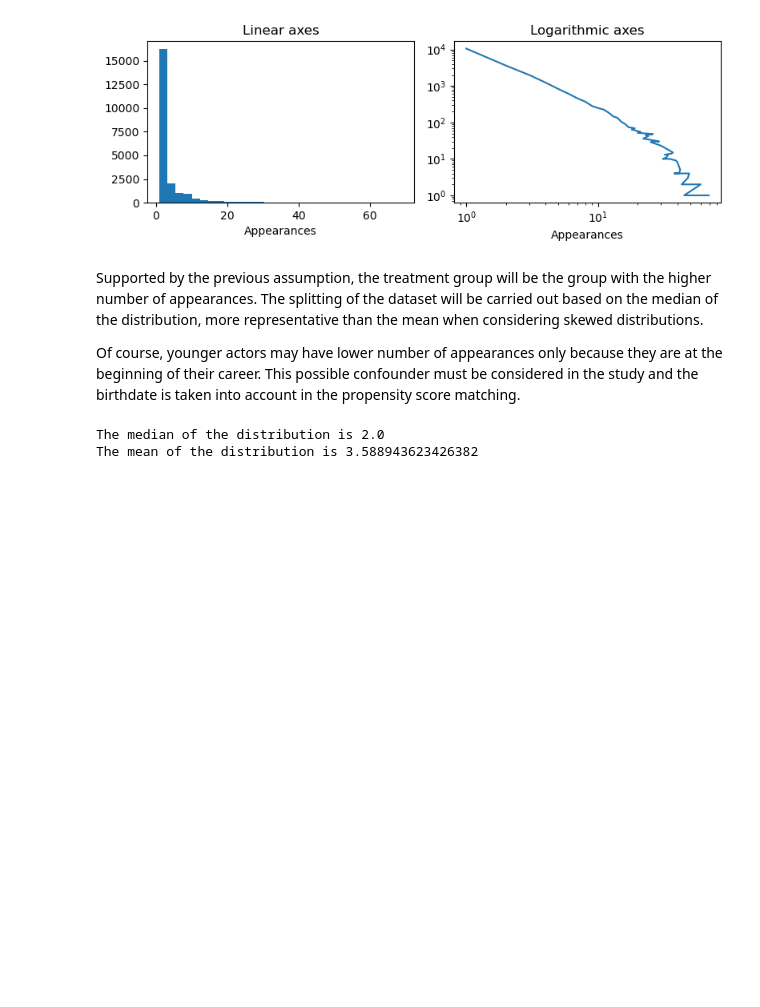
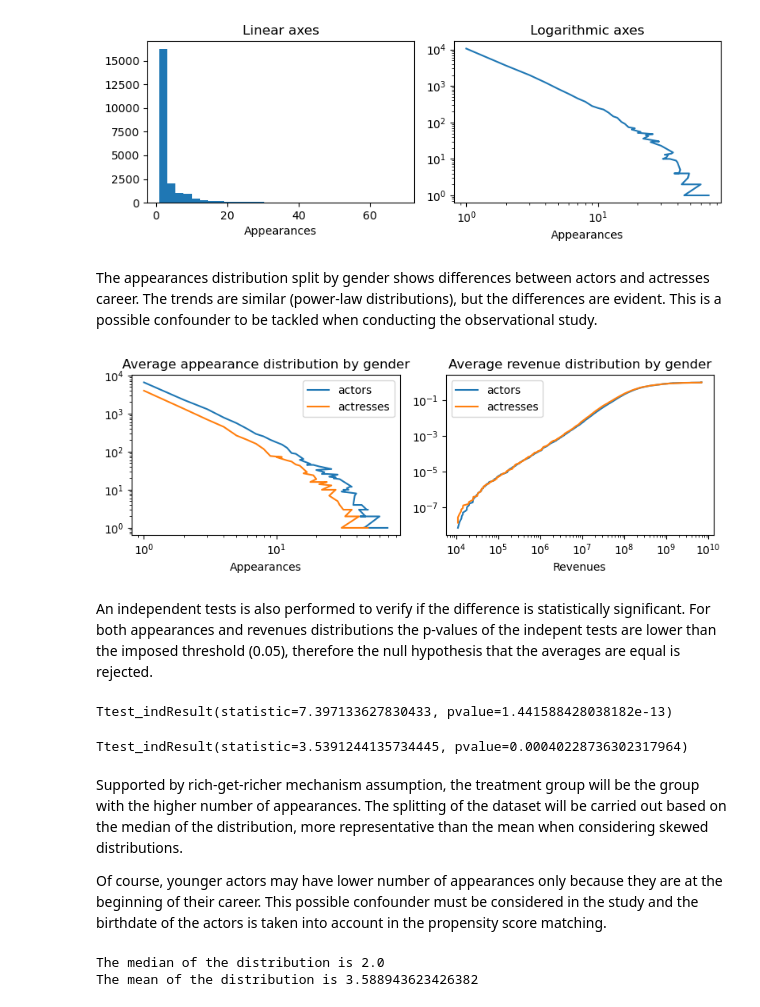
Before and after one commit to louisleger/ada-final-project, a Jupyter notebook: src/Observational_study.ipynb, the cells around one changed output. Cells and saved outputs as stored; diff of their text form; code cells hidden in the pictures; blank space fills up the shorter version.

```diff
--- a/src/Observational_study.ipynb
+++ b/src/Observational_study.ipynb
@@ -104,10 +104,64 @@ fig.tight_layout()
 plt.show()
 # %% [output]
 [figure]
+# %% [markdown]
+The appearances distribution split by gender shows differences between actors and actresses career. The trends are similar (power-law distributions), but the differences are evident. This is a possible confounder to be tackled when conducting the observational study.
+# %%
+#split into male/female actors
+dt1 = actors[actors['gender'] == 'M']
+dt2 = actors[actors['gender'] == 'F']
+
+#group by number of appearances and sort
+act1 = dt1.groupby('appearances')['appearances'].count().sort_values(ascending=False)
+act2 = dt2.groupby('appearances')['appearances'].count().sort_values(ascending=False)
+
+#compute cdf for revenue distribution by gender
+rev_ordered = dt1.revenues.sort_values() #sort dataset in ascending order
+rev_ordered2 = dt2.revenues.sort_values() #sort dataset in ascending order
+tot = dt1.revenues.sum() #compute total sum of revenues
+tot2 = dt2.revenues.sum() #compute total sum of revenues
+pdf = rev_ordered.apply(lambda x: x/tot) #compute pdf
+pdf2 = rev_ordered2.apply(lambda x: x/tot2) #compute pdf
+cdf = np.cumsum(pdf) #compute cdf
+cdf2 = np.cumsum(pdf2) #compute cdf
+# %%
+#2 subplots
+fig, ax = plt.subplots(1,2, figsize=(8,3))
+
+sbplt = ax[0]
+sbplt.loglog(act1.index,act1.values, label='actors')
+sbplt.loglog(act2.index,act2.values, label='actresses')
+sbplt.set_title('Average appearance distribution by gender')
+sbplt.set_xlabel('Appearances')
+sbplt.legend()
+
+sbplt = ax[1]
+sbplt.loglog(rev_ordered,cdf,label='actors')
+plt.loglog(rev_ordered2,cdf2,label='actresses')
+sbplt.set_title('Average revenue distribution by gender')
+sbplt.set_xlabel('Revenues')
+sbplt.legend()
+
+fig.tight_layout()
+plt.show()
+# %% [output]
+[figure, added]
+# %% [markdown]
+An independent tests is also performed to verify if the difference is statistically significant. For both appearances and revenues distributions the p-values of the indepent tests are lower than the imposed threshold (0.05), therefore the null hypothesis that the averages are equal is rejected.
+# %%
+#appearances of actors/actresses
+stats.ttest_ind(np.log(dt1.appearances), np.log(dt2.appearances)) #independent test
+# %% [output]
+Ttest_indResult(statistic=7.397133627830433, pvalue=1.441588428038182e-13)
+# %%
+#appearances of actors/actresses
+stats.ttest_ind(np.log(dt1.revenues), np.log(dt2.revenues)) #independent test
+# %% [output]
+Ttest_indResult(statistic=3.5391244135734445, pvalue=0.00040228736302317964)
 # %% [markdown]
-Supported by the previous assumption, the treatment group will be the group with the higher number of appearances. The splitting of the dataset will be carried out based on the median of the distribution, more representative than the mean when considering skewed distributions.
+Supported by rich-get-richer mechanism assumption, the treatment group will be the group with the higher number of appearances. The splitting of the dataset will be carried out based on the median of the distribution, more representative than the mean when considering skewed distributions.
 
-Of course, younger actors may have lower number of appearances only because they are at the beginning of their career. This possible confounder must be considered in the study and the birthdate is taken into account in the propensity score matching.
+Of course, younger actors may have lower number of appearances only because they are at the beginning of their career. This possible confounder must be considered in the study and the birthdate of the actors is taken into account in the propensity score matching.
 # %%
 #median
 print('The median of the distribution is ' + str(np.median(actors.appearances)))
```
Also changed, not shown: parts of 32 cells of this notebook, 3 other files.
